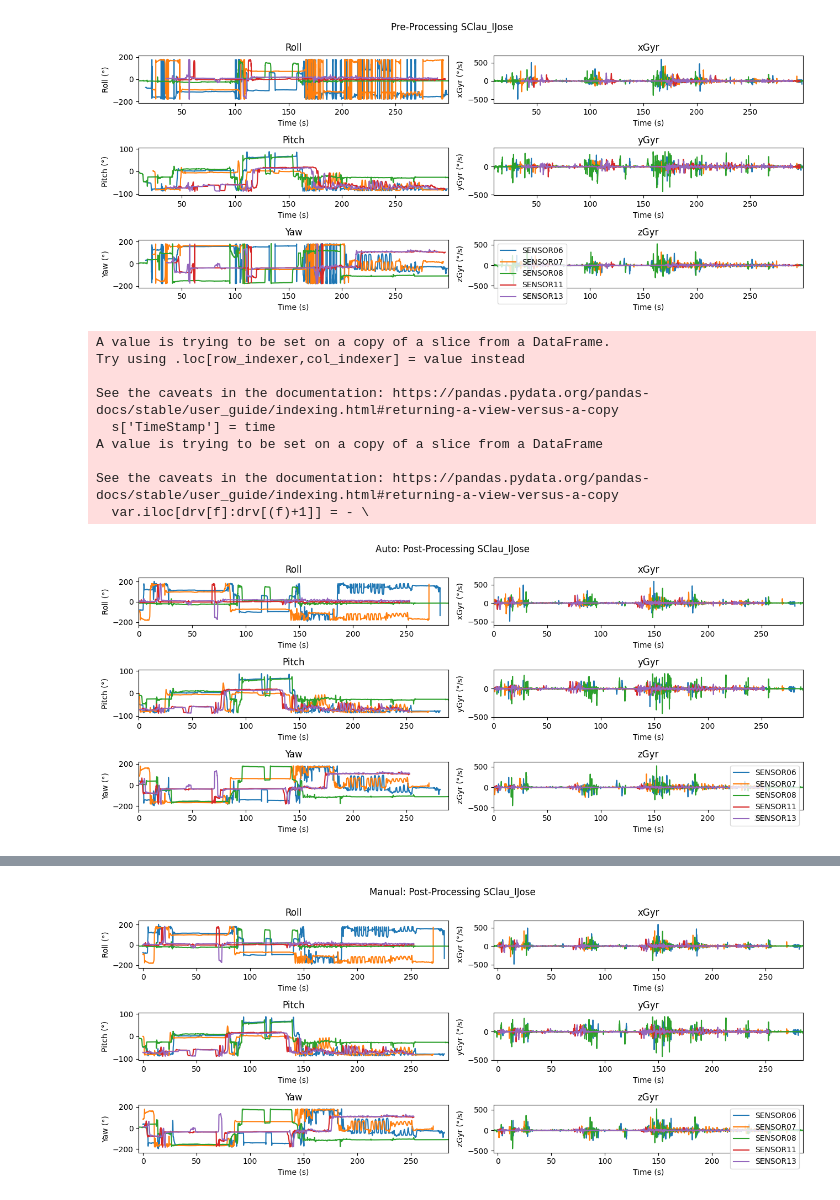
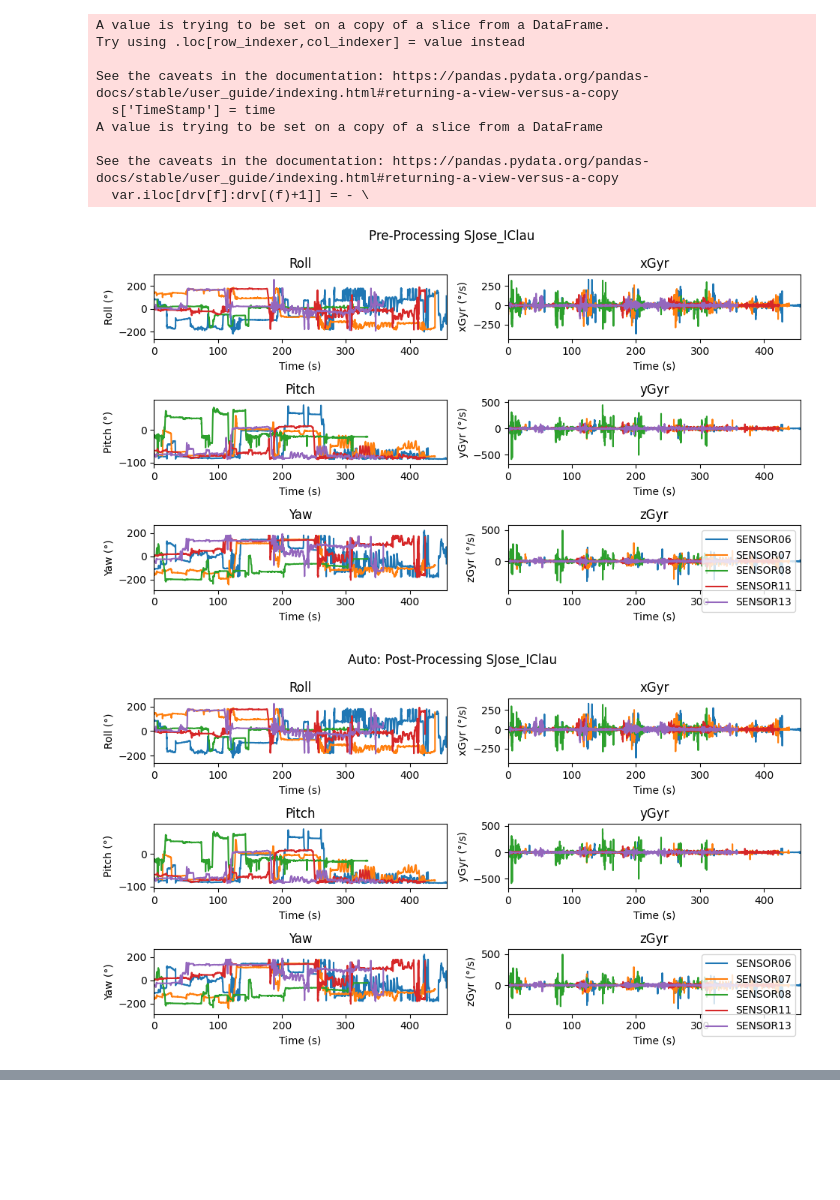
Before and after one commit to TEC-CIMB/SAM-Processing, a Jupyter notebook: Manual_Sync.ipynb, the cells around one changed output, grey strips where cells are left out. Cells and saved outputs as stored; diff of their text form; code cells hidden in the pictures; blank space fills up the shorter version.

```diff
--- a/Manual_Sync.ipynb
+++ b/Manual_Sync.ipynb
@@ -1,36 +1,58 @@
 # %%
 #from Angles_Determination import Angles_Ankle, Angles_Hip, Angles_Knee
 from Load_Files import Load_Files
-from Processing import Change_Range, Plot_Data, Resample, Same_size, Set_Data, Syncronize
+from Processing import Change_Range, Plot_Data, Resample, Same_size, Set_Data, Syncronize,timeMove
 import copy
-test= 'SClau_IJose'
-dia = 'Dia_2'
-dir= "C:/Users/Bubutar/Documents/DCI/SAM/Pruebas/2022-10-18/"+dia+'/'+test+'/'
+test= 'SJose_IClau'
+dia = 'Dia_1'
+dir= "./2022_10_18/"+dia+'/'+test+'/'
 # Load the data
 data= Load_Files(dir)
-# Plot the data
-Plot_Data(data,test,'Pre-Processing')
 # Set Start to 0 Sensors(SAM).
 data= Set_Data(data)
 # Adjust angles range to a continous angles.
 data= Change_Range(data,150)
 # Oversample the data to 200 Hz.
 data= Resample(data,200)
+
+# Plot the data
+Plot_Data(data,test,'Pre-Processing')
+data_a = copy.deepcopy(data)
 # Synchronize the data.
-data= Syncronize(data)
+data_a= Syncronize(data)
+
+
+data_m = copy.deepcopy(data)
+if test == 'SJose_IClau':
+    if dia == 'Dia_1':
+        syn= [-117.9,-111.385,0,-100.577,-36.335] # 1 SJose_IClau
+    if dia == 'Dia_2':
+        syn= [-14,-20,-23,-6,0] # 2 SJose_IClau
+if test == 'SJose_INat':
+    if dia == 'Dia_1':
+        syn= [-117.9,-111.385,0,-100.577,-36.335] # 1 SJose_INat
+    if dia == 'Dia_2':
+        syn= [0,-18.63,-6.595,-24.6,-22.67] # 2 SJose_INat
+n = list(data_m.keys())
+for i in range(0,len(n)):
+    data_m[n[i]]= timeMove(data_m[n[i]],syn[i])
+
 # Resample the data to 50 Hz.
-data= Resample(data,50)
+data_a= Resample(data_a,50)
+# Resample the data to 50 Hz.
+#data_m= Resample(data_m,50)
 
-Plot_Data(data,test,'Auto: Post-Processing')
+Plot_Data(data_a,test,'Auto: Post-Processing')
+Plot_Data(data_m,test,'Manual: Post-Processing')
 # %% [output]
+A value is trying to be set on a copy of a slice from a DataFrame.
+Try using .loc[row_indexer,col_indexer] = value instead
+
+See the caveats in the documentation: https://pandas.pydata.org/pandas-docs/stable/user_guide/indexing.html#returning-a-view-versus-a-copy
+  s['TimeStamp'] = time
+A value is trying to be set on a copy of a slice from a DataFrame
+
+See the caveats in the documentation: https://pandas.pydata.org/pandas-docs/stable/user_guide/indexing.html#returning-a-view-versus-a-copy
+  var.iloc[drv[f]:drv[(f)+1]] = - \
-[figure, old version]
+[figure, new version]
-A value is trying to be set on a copy of a slice from a DataFrame.
-Try using .loc[row_indexer,col_indexer] = value instead
-
-See the caveats in the documentation: https://pandas.pydata.org/pandas-docs/stable/user_guide/indexing.html#returning-a-view-versus-a-copy
-  s['TimeStamp'] = time
-A value is trying to be set on a copy of a slice from a DataFrame
-
-See the caveats in the documentation: https://pandas.pydata.org/pandas-docs/stable/user_guide/indexing.html#returning-a-view-versus-a-copy
-  var.iloc[drv[f]:drv[(f)+1]] = - \
-[figure, old version]
+[figure, new version]
@@ -37,11 +59,0 @@ See the caveats in the documentation: https://pandas.pydata.org/pandas-docs/stab
-# %%
-dataManual = copy.deepcopy(data)
-
-# Sensor08 adjust
-time = dataManual['SENSOR08']['TimeStamp']
-new_time = time - 4
-dataManual['SENSOR08']['TimeStamp'] = new_time
-
-Plot_Data(dataManual,test,'Manual: Post-Processing')
-# %% [output]
-[figure, removed]
```
Also changed, not shown: parts of 1 cell of this notebook, 2 other files.
